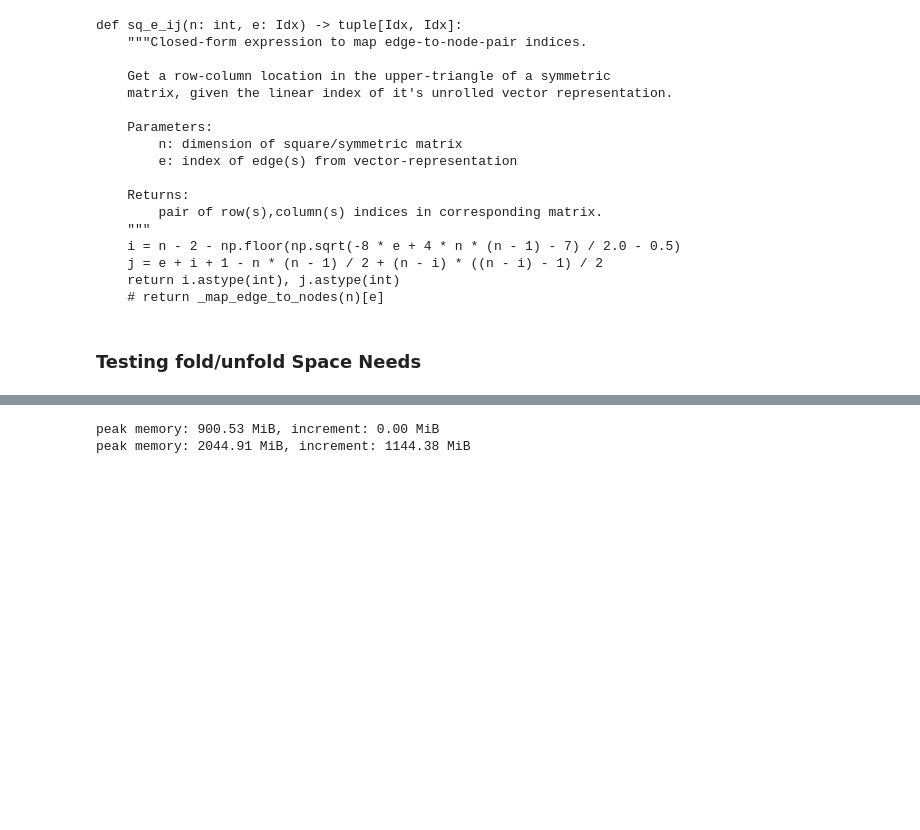
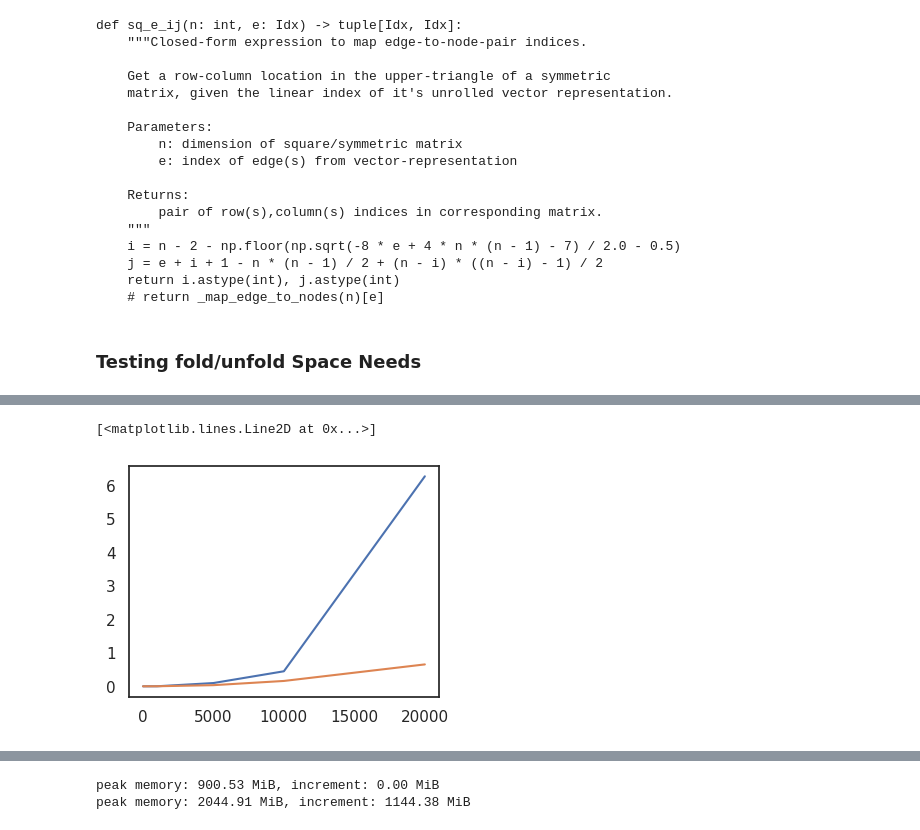
Before and after one commit to usnistgov/affinis, a Jupyter notebook: notebooks/prototyping/sparse-ops-backend.ipynb, the cells around one changed output, grey strips where cells are left out. Drawn from its saved outputs; the diff is of its cells as text; code cells hidden in the pictures; blank space fills up the shorter version.

```diff
--- a/notebooks/prototyping/sparse-ops-backend.ipynb
+++ b/notebooks/prototyping/sparse-ops-backend.ipynb
@@ -116,7 +116,14 @@ def sparse_cos(X):
 ### Testing fold/unfold Space Needs
 # %%
 from sparse import random
-A = random((10000,10000))
-%timeit sq_sq(sq_flat(A))
-%timeit _sq(_sq(A.todense()))
+old_perfs = []
+new_perfs = []
+szs = [10,100,1000,5000, 10000, 20000]
+
+for sz in szs:
+    A = random((sz,sz))
+    new_perf = %timeit -o sq_sq(sq_flat(A))
+    new_perfs += [new_perf]
+    old_perf = %timeit -o _sq(_sq(A.todense()))
+    old_perfs += [old_perf]
 # %% [output]
@@ -124,0 +142,7 @@ A = random((10000,10000))
+# %%
+plt.plot(szs,[i.average for i in old_perfs])
+plt.plot(szs,[i.average for i in new_perfs])
+# plt.yscale('log')
+# %% [output]
+[<matplotlib.lines.Line2D at 0x...>]
+[figure, added]
```
Also changed, not shown: parts of 2 cells of this notebook, 1 other file.
